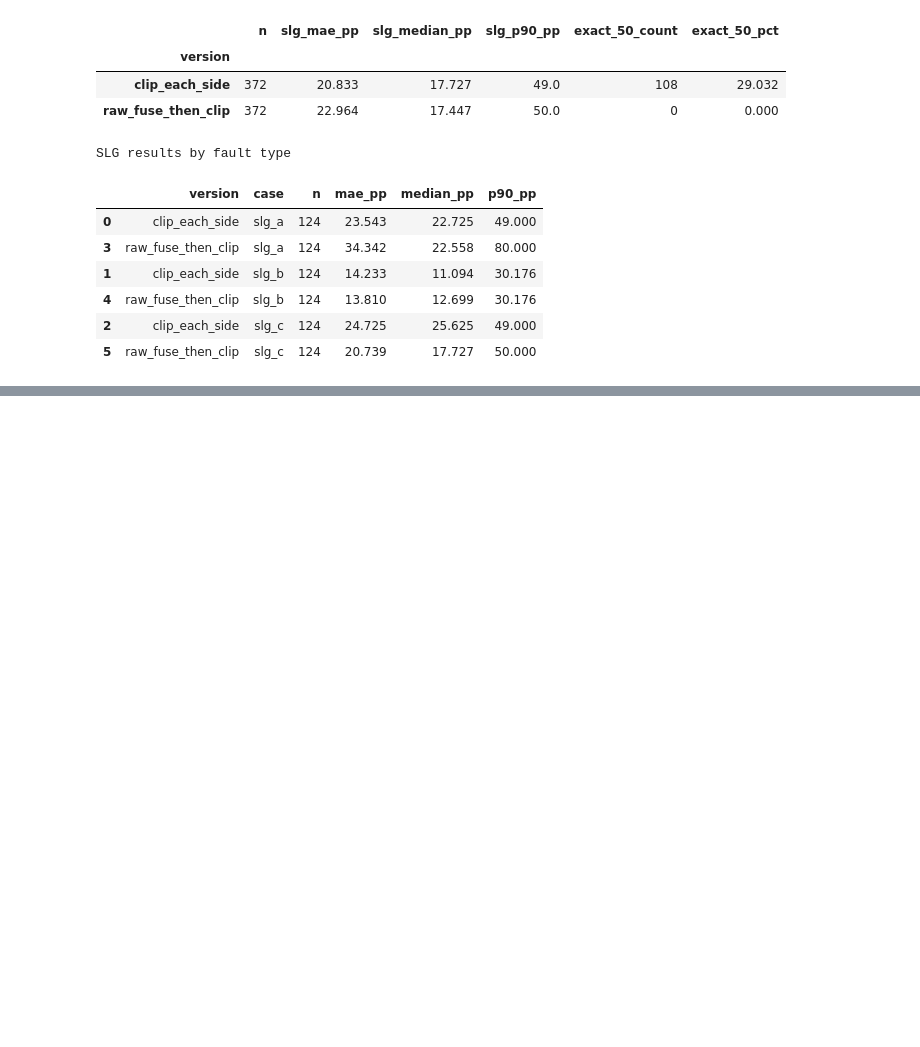
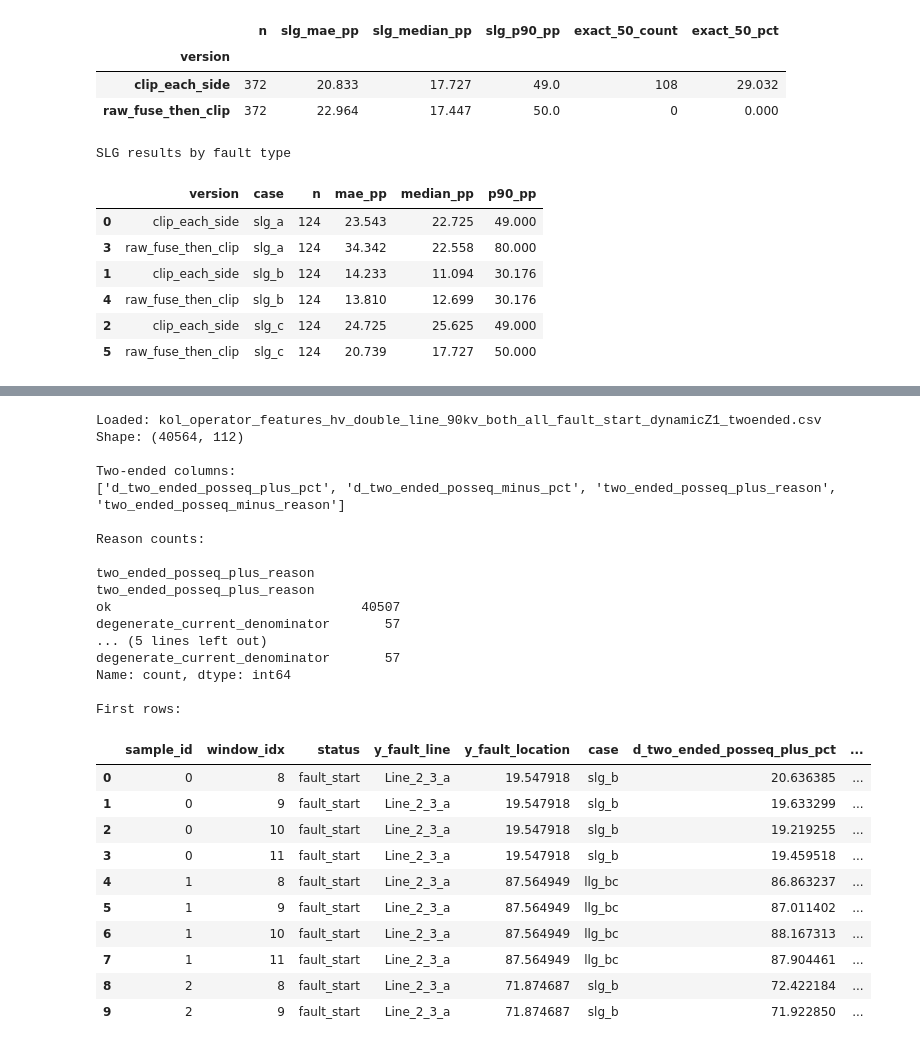
Before and after one commit to sagar-crypto/Masters_thesis_PR_LABS, a Jupyter notebook: EDA.ipynb, the cells around one changed output, grey strips where cells are left out. Drawn from its saved outputs; the diff is of its cells as text; code cells hidden in the pictures; blank space fills up the shorter version.

```diff
--- a/EDA.ipynb
+++ b/EDA.ipynb
@@ -7382,0 +7470,75 @@ SLG results by fault type
+# %%
+from pathlib import Path
+import numpy as np
+import pandas as pd
+
+csv_path = Path(
+    "/home/vault/iwi5/iwi5305h/"
+    "kol_operator_features_hv_double_line_90kv_"
+    "both_all_fault_start_dynamicZ1_twoended.csv"
+)
+
+df = pd.read_csv(csv_path, low_memory=False)
+
+print("Loaded:", csv_path.name)
+print("Shape:", df.shape)
+
+two_ended_cols = [c for c in df.columns if "two_ended" in c.lower()]
+print("\nTwo-ended columns:")
+print(two_ended_cols)
+
+print("\nReason counts:")
+for col in [
+    "two_ended_posseq_plus_reason",
+    "two_ended_posseq_minus_reason",
+]:
+    if col in df.columns:
+        print(f"\n{col}")
+        print(df[col].value_counts(dropna=False))
+
+print("\nFirst rows:")
+preview_cols = [
+    c for c in [
+        "sample_id",
+        "window_idx",
+        "status",
+        "y_fault_line",
+        "y_fault_location",
+        "case",
+        "d_two_ended_posseq_plus_pct",
+        "d_two_ended_posseq_minus_pct",
+        "two_ended_posseq_plus_reason",
+        "two_ended_posseq_minus_reason",
+    ]
+    if c in df.columns
+]
+display(df[preview_cols].head(10))
+# %% [output]
+Loaded: kol_operator_features_hv_double_line_90kv_both_all_fault_start_dynamicZ1_twoended.csv
+Shape: (40564, 112)
+
+Two-ended columns:
+['d_two_ended_posseq_plus_pct', 'd_two_ended_posseq_minus_pct', 'two_ended_posseq_plus_reason', 'two_ended_posseq_minus_reason']
+
+Reason counts:
+
+two_ended_posseq_plus_reason
+two_ended_posseq_plus_reason
+ok                                40507
+degenerate_current_denominator       57
+... (5 lines left out)
+degenerate_current_denominator       57
+Name: count, dtype: int64
+
+First rows:
+|  | sample_id | window_idx | status | y_fault_line | y_fault_location | case | d_two_ended_posseq_plus_pct | ... |
+| 0 | 0 | 8 | fault_start | Line_2_3_a | 19.547918 | slg_b | 20.636385 | ... |
+| 1 | 0 | 9 | fault_start | Line_2_3_a | 19.547918 | slg_b | 19.633299 | ... |
+| 2 | 0 | 10 | fault_start | Line_2_3_a | 19.547918 | slg_b | 19.219255 | ... |
+| 3 | 0 | 11 | fault_start | Line_2_3_a | 19.547918 | slg_b | 19.459518 | ... |
+| 4 | 1 | 8 | fault_start | Line_2_3_a | 87.564949 | llg_bc | 86.863237 | ... |
+| 5 | 1 | 9 | fault_start | Line_2_3_a | 87.564949 | llg_bc | 87.011402 | ... |
+| 6 | 1 | 10 | fault_start | Line_2_3_a | 87.564949 | llg_bc | 88.167313 | ... |
+| 7 | 1 | 11 | fault_start | Line_2_3_a | 87.564949 | llg_bc | 87.904461 | ... |
+| 8 | 2 | 8 | fault_start | Line_2_3_a | 71.874687 | slg_b | 72.422184 | ... |
+| 9 | 2 | 9 | fault_start | Line_2_3_a | 71.874687 | slg_b | 71.922850 | ... |
```
Also changed, not shown: parts of 3 cells of this notebook, 5 other files.
